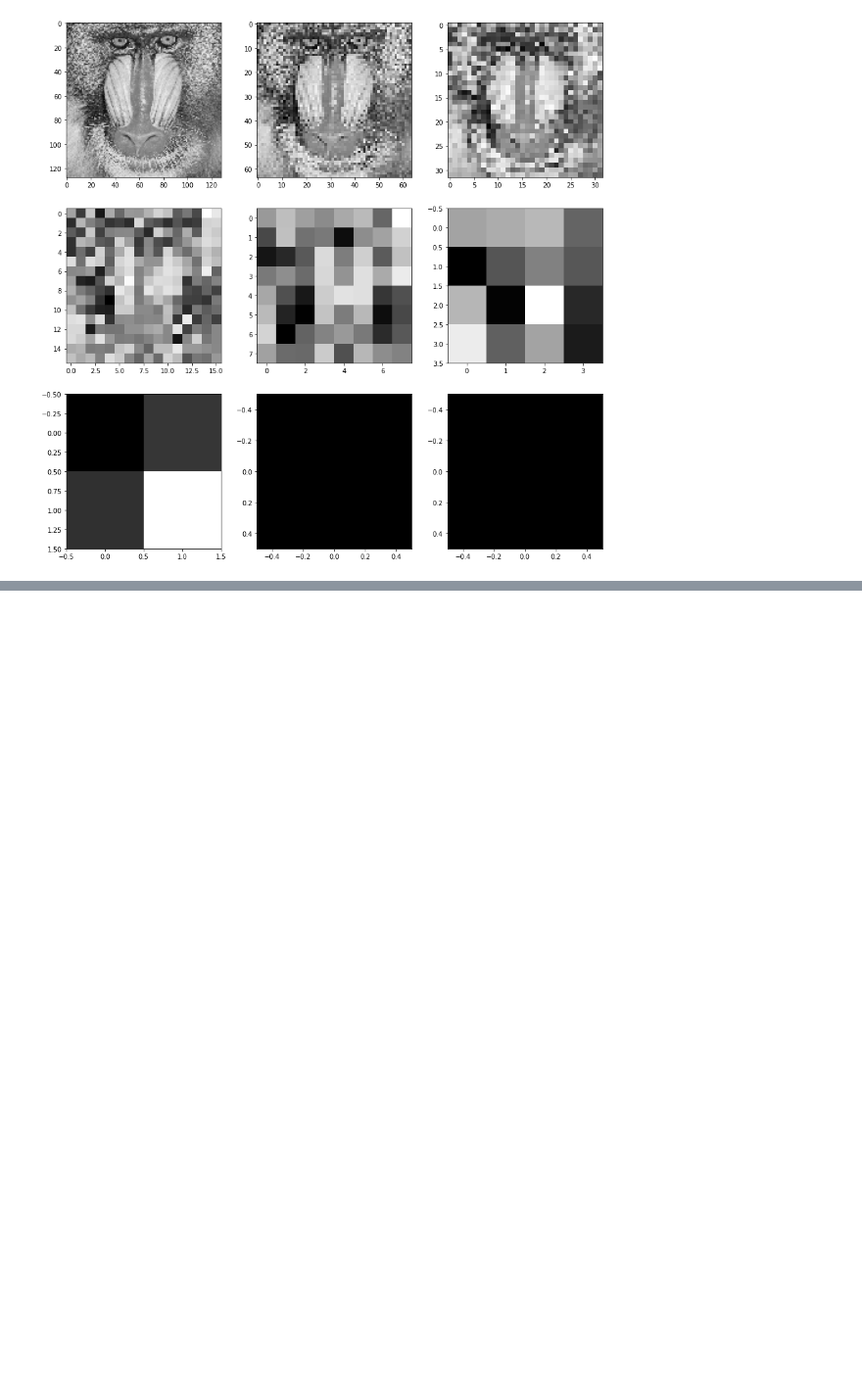
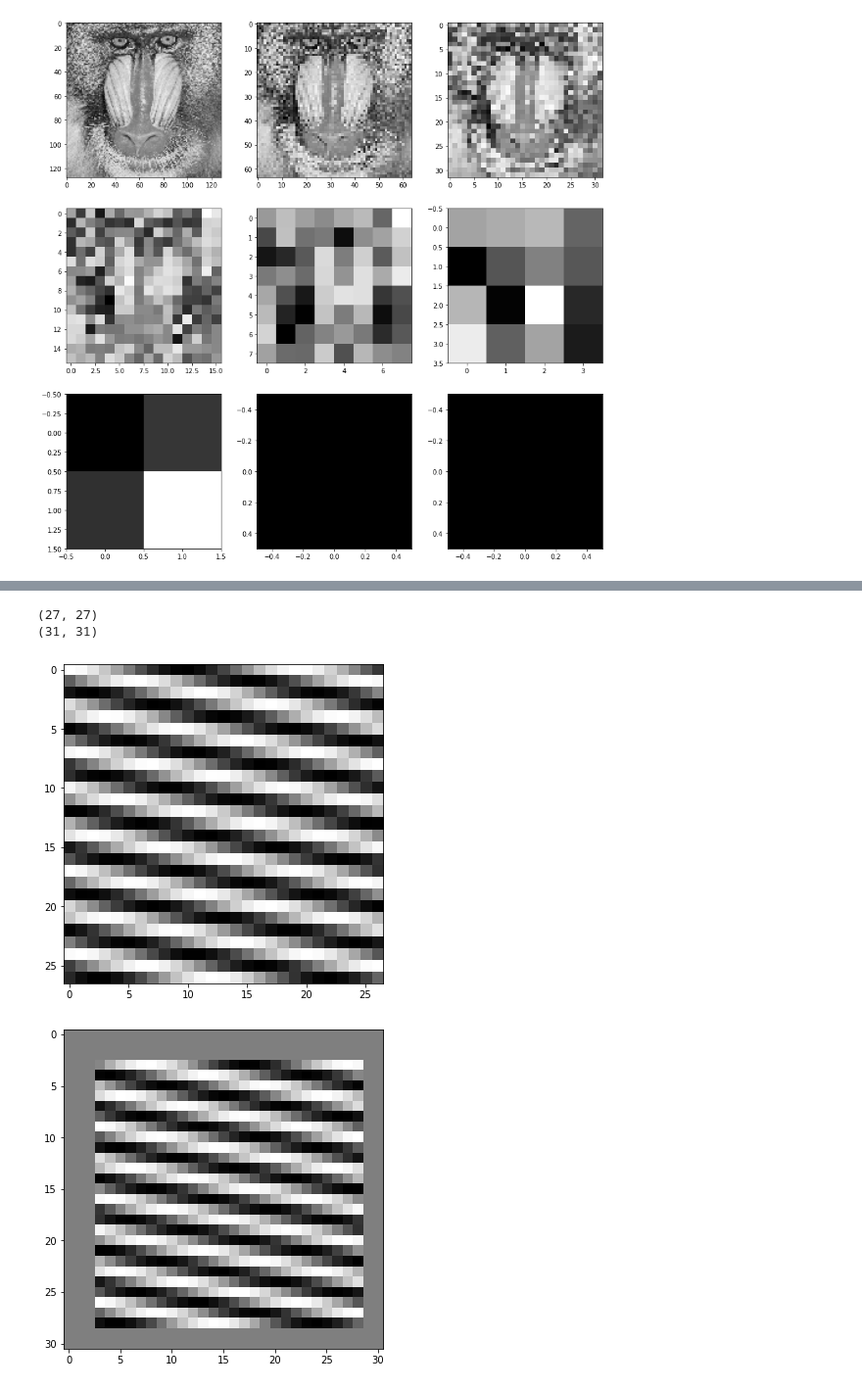
Before and after one commit to hanzopgp/MasterBioInformaticsPTs, a Jupyter notebook: S1/BIMA/TME3/TME3/TME3KordonDurand.ipynb, the cells around one changed output, grey strips where cells are left out. Shown at 98% size. Drawn from its saved outputs; the diff is of its cells as text; code cells hidden in the pictures; blank space fills up the shorter version.

```diff
--- a/S1/BIMA/TME3/TME3/TME3KordonDurand.ipynb
+++ b/S1/BIMA/TME3/TME3/TME3KordonDurand.ipynb
@@ -360,0 +389,30 @@ for i in range(1,n+1):
+# %%
+def zero_padding(I, p):
+    (n_x, n_y) = I.shape
+    new_img = np.zeros((n_x+(p*2), n_y+(p*2)))
+    for x in range((n_x+(p*2))):
+        for y in range(n_y+(p*2)):
+            if x > p and x < n_x + p:
+                if y > p and y < n_y + p:
+#                     print("x:",x)
+#                     print("y:",y)
+#                     print("x2:",x+(p*2))
+#                     print("y2:",y+(p*2))
+                    new_img[x][y] = I[x-p][y-p]
+    return new_img
+# %%
+padding = 2
+s10_pad = zero_padding(s10_sampled, padding)
+# print(s10_pad)
+# %%
+print(s10_sampled.shape)
+print(s10_pad.shape)
+# %% [output]
+(27, 27)
+(31, 31)
+# %%
+imshow(s10_sampled)
+imshow(s10_pad)
+# %% [output]
+[figure, added]
+[figure, added]
```
Also changed, not shown: parts of 24 cells of this notebook.
